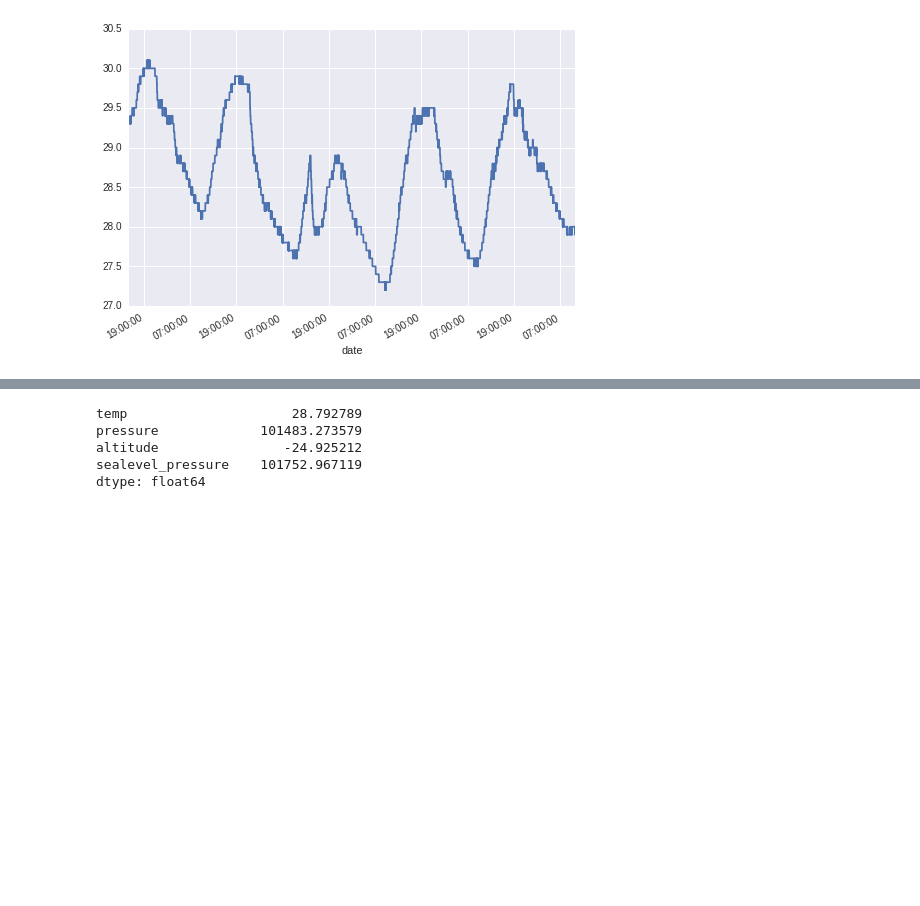
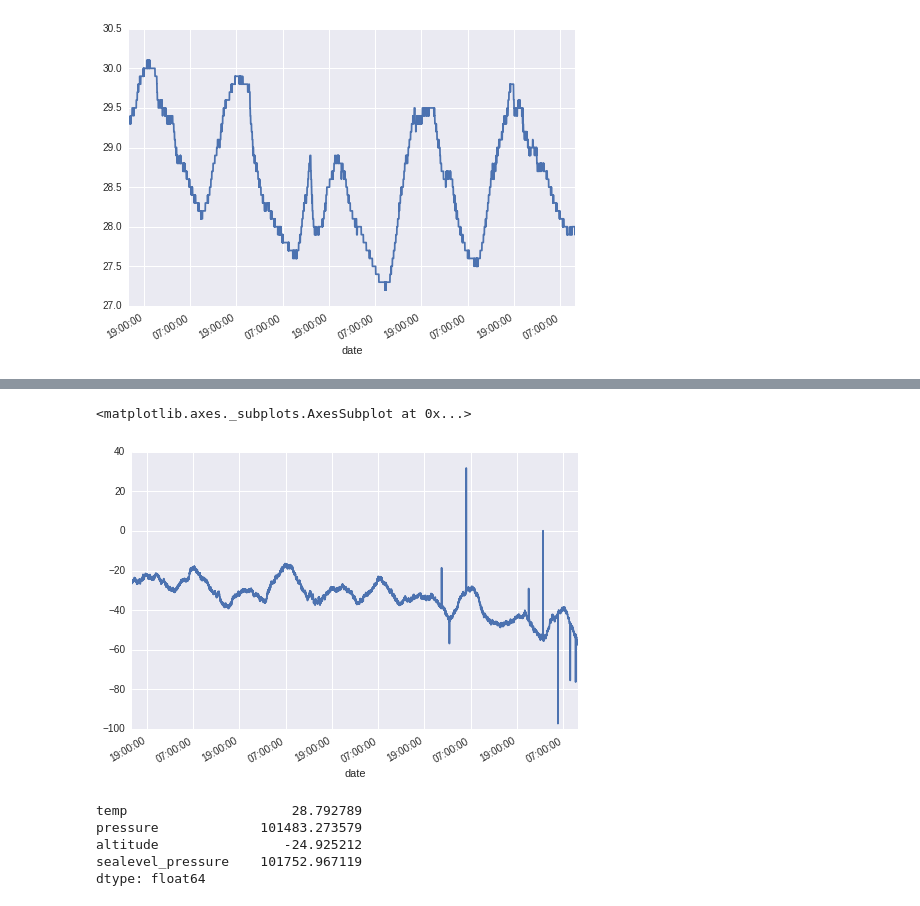
Before and after one commit to peakrisk/peakrisk, a Jupyter notebook: posts/weather-station.ipynb, the cells around one changed output, grey strips where cells are left out. Saved outputs shown, nothing was run; the diff lists cells and outputs as text; code cells hidden in the pictures; blank space fills up the shorter version.

```diff
--- a/posts/weather-station.ipynb
+++ b/posts/weather-station.ipynb
@@ -73,3 +78,8 @@ dtype: int64
+# %%
+data[~outliers].altitude.plot()
+# %% [output]
+<matplotlib.axes._subplots.AxesSubplot at 0x...>
+[figure, added]
 # %%
 data[~spot_outliers(data)].sealevel_pressure.plot()
 # %% [output]
```
Also changed, not shown: parts of 5 cells of this notebook.
